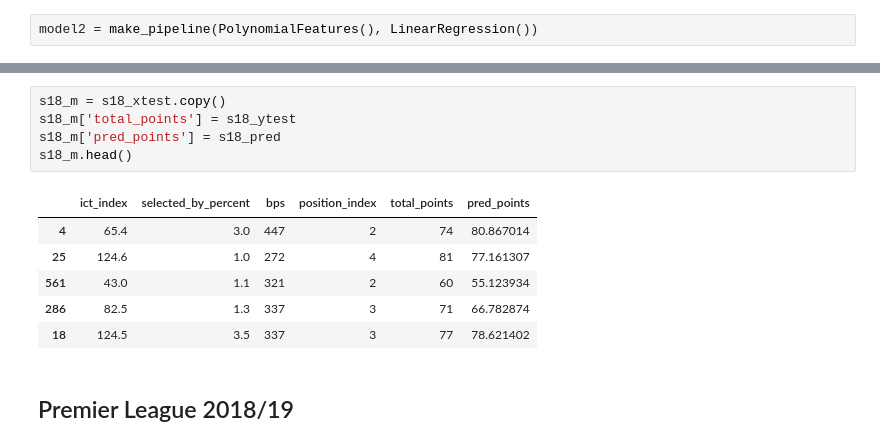
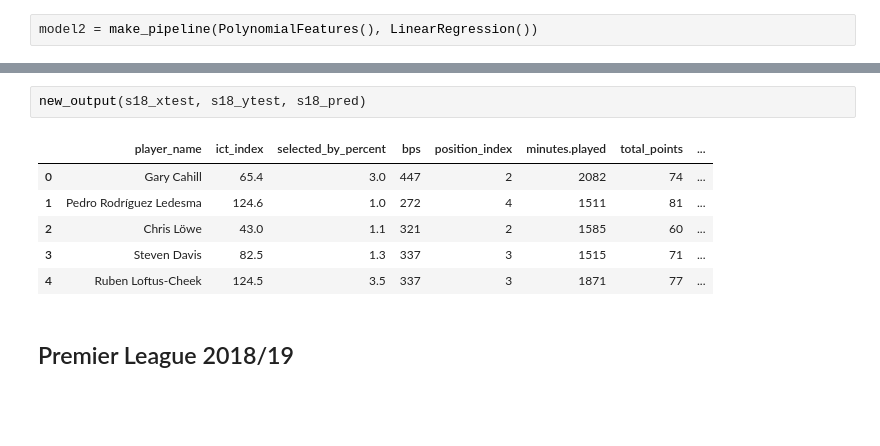
Before and after one commit to MUbarak123-56/DSI-SRP, a Jupyter notebook: FPL Points Predictor Modeling.ipynb, the cells around one changed output, grey strips where cells are left out. Cells and saved outputs as stored; diff of their text form; blank space fills up the shorter version.

```diff
--- a/FPL Points Predictor Modeling.ipynb
+++ b/FPL Points Predictor Modeling.ipynb
@@ -254,15 +268,12 @@ scores18.mean()
-# %%
-s18_m = s18_xtest.copy()
-s18_m['total_points'] = s18_ytest
-s18_m['pred_points'] = s18_pred
-s18_m.head()
-# %% [output]
-|  | ict_index | selected_by_percent | bps | position_index | total_points | pred_points |
-| 4 | 65.4 | 3.0 | 447 | 2 | 74 | 80.867014 |
-| 25 | 124.6 | 1.0 | 272 | 4 | 81 | 77.161307 |
-| 561 | 43.0 | 1.1 | 321 | 2 | 60 | 55.123934 |
-| 286 | 82.5 | 1.3 | 337 | 3 | 71 | 66.782874 |
-| 18 | 124.5 | 3.5 | 337 | 3 | 77 | 78.621402 |
+# %%
+new_output(s18_xtest, s18_ytest, s18_pred)
+# %% [output]
+|  | player_name | ict_index | selected_by_percent | bps | position_index | minutes.played | total_points | ... |
+| 0 | Gary Cahill | 65.4 | 3.0 | 447 | 2 | 2082 | 74 | ... |
+| 1 | Pedro Rodríguez Ledesma | 124.6 | 1.0 | 272 | 4 | 1511 | 81 | ... |
+| 2 | Chris Löwe | 43.0 | 1.1 | 321 | 2 | 1585 | 60 | ... |
+| 3 | Steven Davis | 82.5 | 1.3 | 337 | 3 | 1515 | 71 | ... |
+| 4 | Ruben Loftus-Cheek | 124.5 | 3.5 | 337 | 3 | 1871 | 77 | ... |
 # %% [markdown]
 ## Premier League 2018/19
 # %%
```
Also changed, not shown: parts of 57 cells of this notebook.
